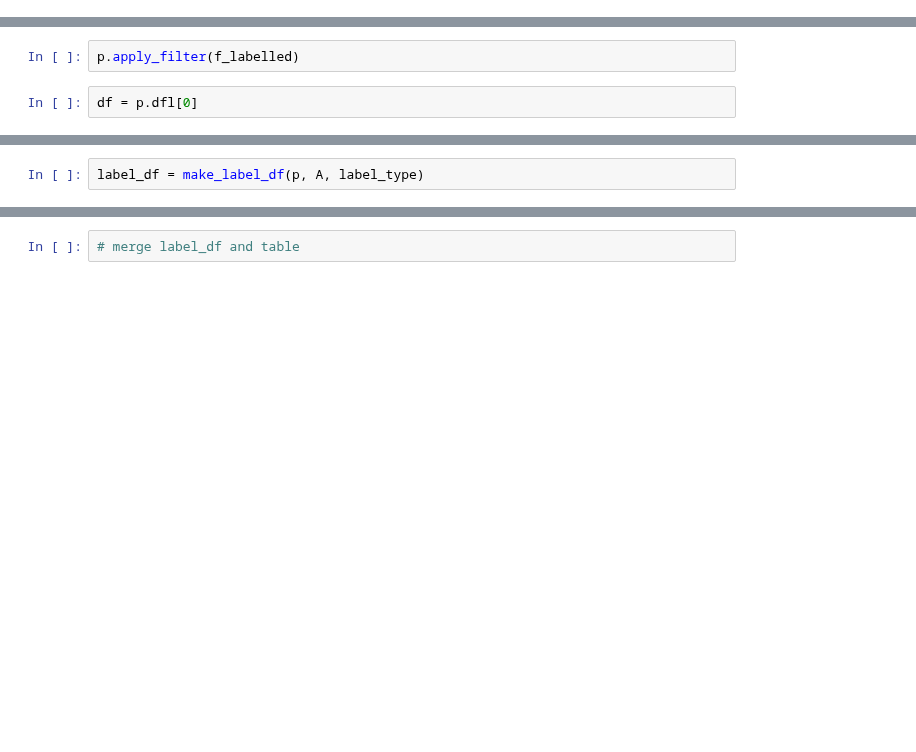
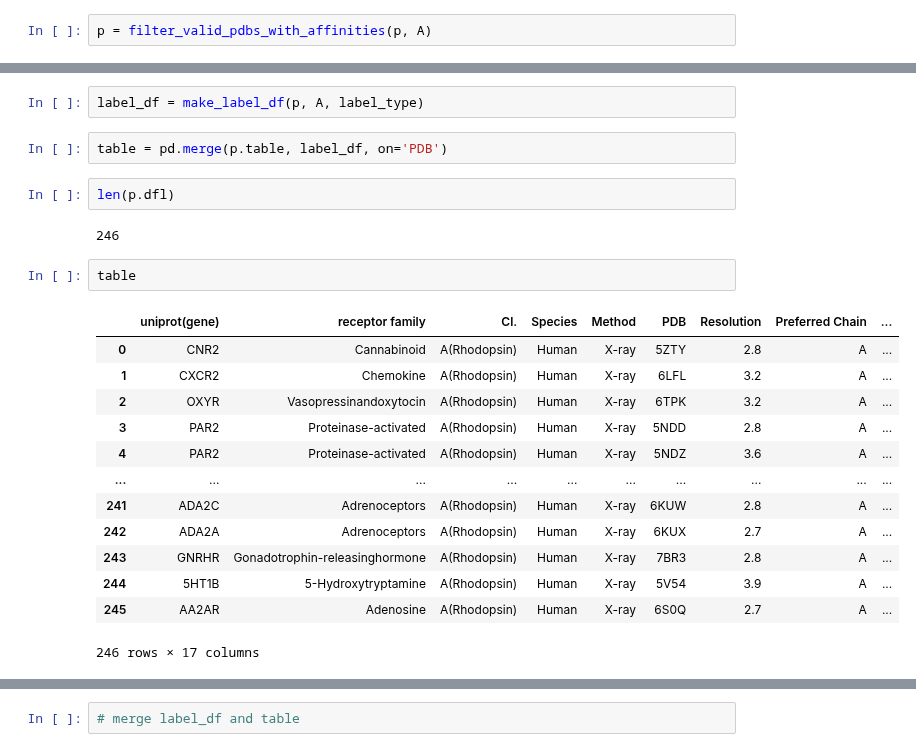
Before and after one commit to flurinh/mt, a Jupyter notebook: affinities.ipynb, the cells around one changed output, grey strips where cells are left out. Drawn from its saved outputs; the diff is of its cells as text; blank space fills up the shorter version.

```diff
--- a/affinities.ipynb
+++ b/affinities.ipynb
@@ -180,2 +141,4 @@ p.apply_filter(f_inact)
+# %%
+p = filter_valid_pdbs_with_affinities(p, A)
 # %%
 df = p.dfl[0]
@@ -213,7 +145,3 @@ f_labelled = p.filter_dfl_via_table(pdb_ids = filtered_dfl_list)
-# %%
-p.apply_filter(f_labelled)
-# %%
-df = p.dfl[0]
 # %%
 df[(df['gen_pos1'] > 7.45) &
    (df['gen_pos1'] <= 7.58)]
@@ -253,5 +181,27 @@ def make_label_df(p, A, label_type):
     return label_df
 # %%
 label_df = make_label_df(p, A, label_type)
+# %%
+table = pd.merge(p.table, label_df, on='PDB')
+# %%
+len(p.dfl)
+# %% [output]
+246
+# %%
+table
+# %% [output]
+|  | uniprot(gene) | receptor family | Cl. | Species | Method | PDB | Resolution | Preferred Chain | ... |
+| 0 | CNR2 | Cannabinoid | A(Rhodopsin) | Human | X-ray | 5ZTY | 2.8 | A | ... |
+| 1 | CXCR2 | Chemokine | A(Rhodopsin) | Human | X-ray | 6LFL | 3.2 | A | ... |
+| 2 | OXYR | Vasopressinandoxytocin | A(Rhodopsin) | Human | X-ray | 6TPK | 3.2 | A | ... |
+| 3 | PAR2 | Proteinase-activated | A(Rhodopsin) | Human | X-ray | 5NDD | 2.8 | A | ... |
+| 4 | PAR2 | Proteinase-activated | A(Rhodopsin) | Human | X-ray | 5NDZ | 3.6 | A | ... |
+| ... | ... | ... | ... | ... | ... | ... | ... | ... | ... |
+| 241 | ADA2C | Adrenoceptors | A(Rhodopsin) | Human | X-ray | 6KUW | 2.8 | A | ... |
+| 242 | ADA2A | Adrenoceptors | A(Rhodopsin) | Human | X-ray | 6KUX | 2.7 | A | ... |
+| 243 | GNRHR | Gonadotrophin-releasinghormone | A(Rhodopsin) | Human | X-ray | 7BR3 | 2.8 | A | ... |
+| 244 | 5HT1B | 5-Hydroxytryptamine | A(Rhodopsin) | Human | X-ray | 5V54 | 3.9 | A | ... |
+| 245 | AA2AR | Adenosine | A(Rhodopsin) | Human | X-ray | 6S0Q | 2.7 | A | ... |
+246 rows × 17 columns
 # %%
 A.data
```
Also changed, not shown: parts of 23 cells of this notebook, 2 other files.
